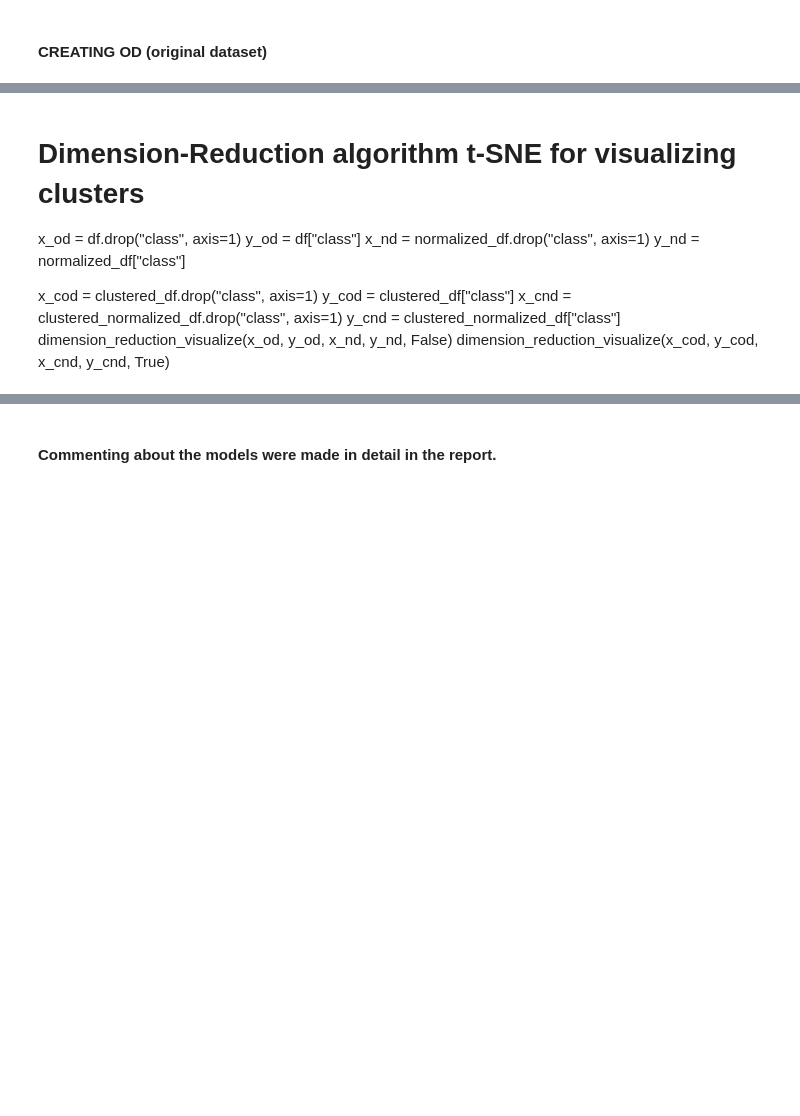
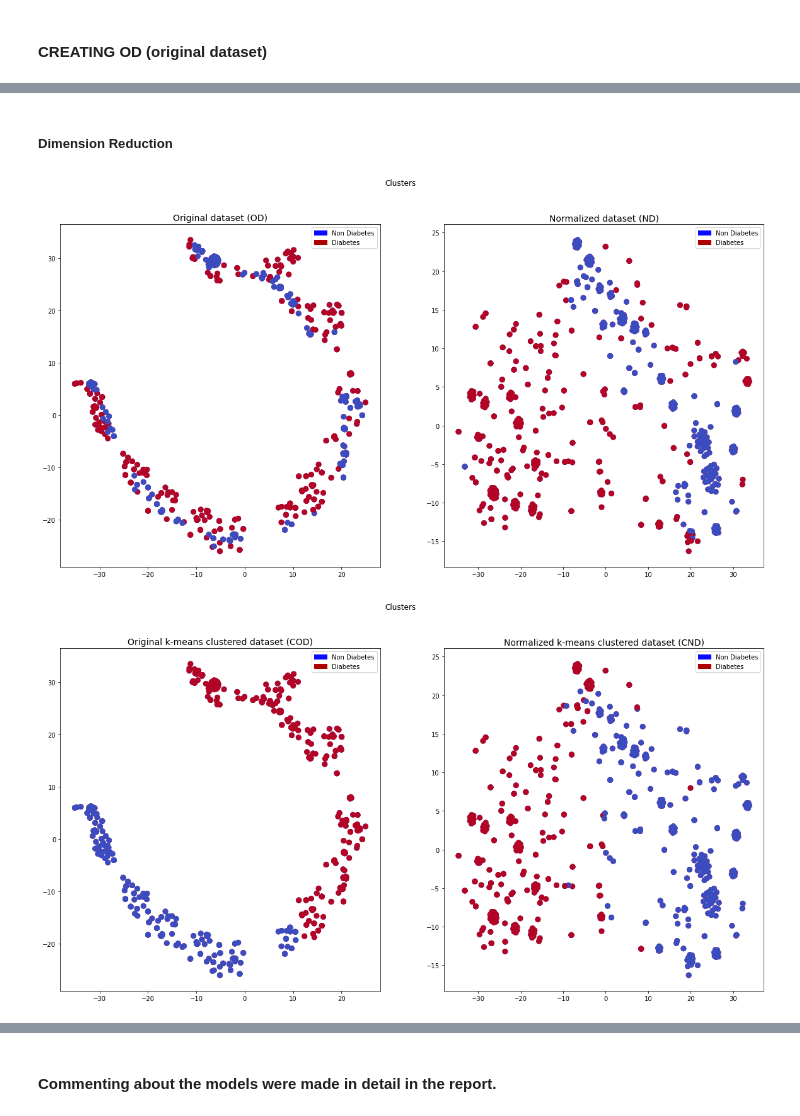
Before and after one commit to ugurcanerdogan/Clustering-and-Classification-with-Python, a Jupyter notebook: code/report.ipynb, the cells around one changed output, grey strips where cells are left out. Saved outputs shown, nothing was run; the diff lists cells and outputs as text; code cells hidden in the pictures; blank space fills up the shorter version.

```diff
--- a/code/report.ipynb
+++ b/code/report.ipynb
@@ -176,0 +178,7 @@ normalized_df.head()
+# %%
+# Creating the normalized dataset with MinMaxScaler algorithm
+scaler = MinMaxScaler()
+normalized_df = df.copy()
+normalized_df["age"] = scaler.fit_transform(normalized_df["age"].values.reshape(-1, 1))
+
+normalized_df.head()
@@ -226,0 +206,12 @@ clustered_normalized_df.head()
+# %%
+# Clustering part
+from sklearn.cluster import KMeans
+
+clustered_df = df.copy()
+X_clustered = clustered_df.drop("class", axis=1)
+y_clustered = clustered_df["class"]
+
+# Clustering with KMeans algorithm according to desired cluster number
+clustered_df["class"] = KMeans(n_clusters=clustered_df["class"].nunique(dropna=True), random_state=0).fit_predict(
+    X_clustered)
+clustered_df.head()
@@ -226,0 +227,8 @@ clustered_normalized_df.head()
+# %%
+clustered_normalized_df = normalized_df.copy()
+X_clustered_normalized = clustered_normalized_df.drop("class", axis=1)
+y_clustered_normalized = clustered_normalized_df["class"]
+
+clustered_normalized_df["class"] = KMeans(n_clusters=clustered_normalized_df["class"].nunique(dropna=True),
+                                          random_state=0).fit_predict(X_clustered_normalized)
+clustered_normalized_df.head()
@@ -250,16 +256,21 @@ plt.show()
-# %% [markdown]
-# Dimension-Reduction algorithm t-SNE for visualizing clusters
-x_od = df.drop("class", axis=1)
-y_od = df["class"]
-x_nd = normalized_df.drop("class", axis=1)
-y_nd = normalized_df["class"]
-
-x_cod = clustered_df.drop("class", axis=1)
-y_cod = clustered_df["class"]
-x_cnd = clustered_normalized_df.drop("class", axis=1)
-y_cnd = clustered_normalized_df["class"]
-dimension_reduction_visualize(x_od, y_od, x_nd, y_nd, False)
-dimension_reduction_visualize(x_cod, y_cod, x_cnd, y_cnd, True)
+# %% [markdown]
+##### Dimension Reduction
+# %%
+# Dimension-Reduction algorithm t-SNE for visualizing clusters
+x_od = df.drop("class", axis=1)
+y_od = df["class"]
+x_nd = normalized_df.drop("class", axis=1)
+y_nd = normalized_df["class"]
+
+x_cod = clustered_df.drop("class", axis=1)
+y_cod = clustered_df["class"]
+x_cnd = clustered_normalized_df.drop("class", axis=1)
+y_cnd = clustered_normalized_df["class"]
+dimension_reduction_visualize(x_od, y_od, x_nd, y_nd, False)
+dimension_reduction_visualize(x_cod, y_cod, x_cnd, y_cnd, True)
+# %% [output]
+[figure, added]
+[figure, added]
 # %%
 # Data Partitioning-Splitting
 from sklearn.model_selection import train_test_split
```
Also changed, not shown: parts of 33 cells of this notebook, 1 other file.
